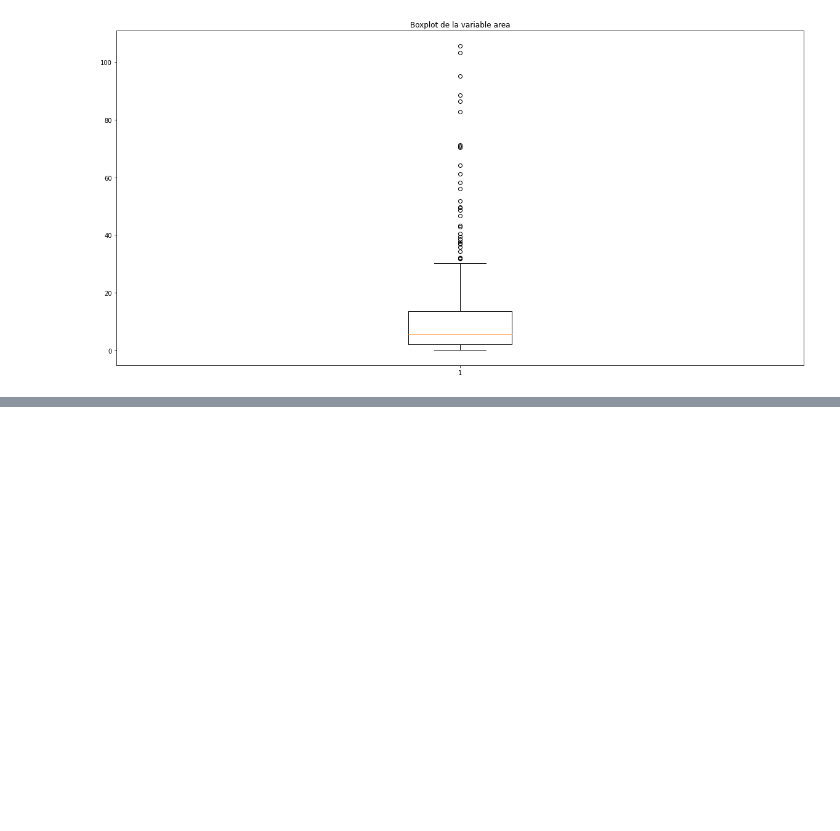
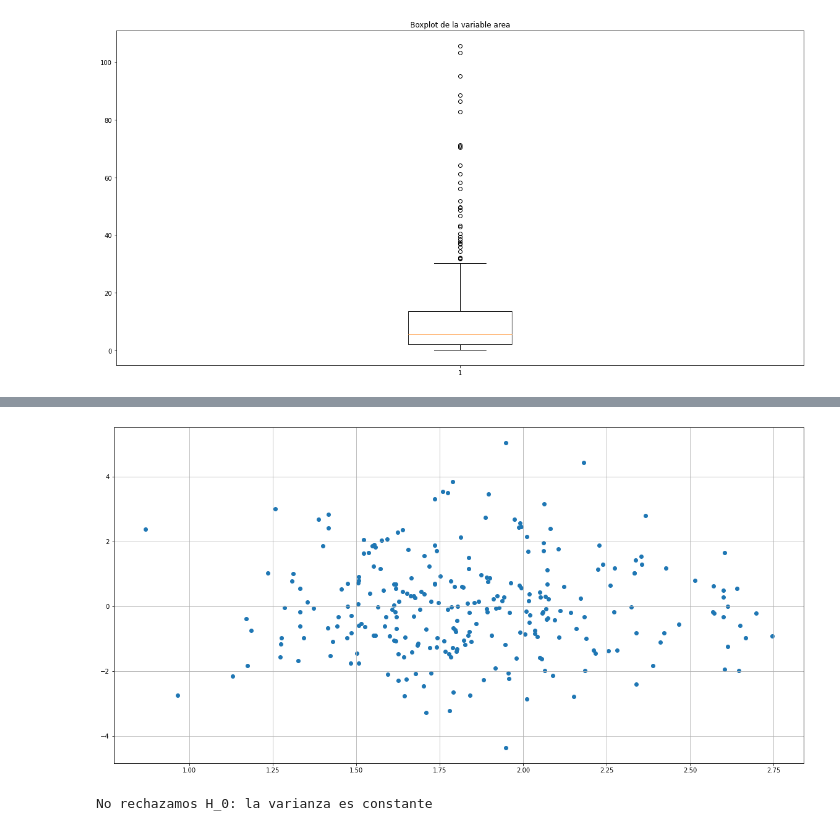
Before and after one commit to Alberto0410/Modelos-no-Parametricos-y-de-Regresion, a Jupyter notebook: Proyecto/Regresion Lineal Multiple.ipynb, the cells around one changed output, grey strips where cells are left out. Drawn from its saved outputs; the diff is of its cells as text; code cells hidden in the pictures; blank space fills up the shorter version.

Commit message:
Modelo dummies

```diff
--- a/Proyecto/Regresion Lineal Multiple.ipynb
+++ b/Proyecto/Regresion Lineal Multiple.ipynb
@@ -430,0 +431,11 @@ plt.show()
+# %%
+forest_dummies = pd.read_csv('forest_data.txt', delim_whitespace=True)
+forest_dummies.head()
+
+#Los meses con calor van a valer 1 y los meses con frio valen 0
+forest_dummies['month'] = np.where(forest_dummies['month'].isin(['jun', 'jul', 'aug', 'sep']), 1, 0)
+forest_dummies.head()
+
+#quitamos la columna del dia
+forest_dummies = forest_dummies.drop('day', axis=1)
+forest_dummies.head()
@@ -430,0 +449,11 @@ plt.show()
+# %%
+#creamos un modelo con la variable respuesta ln
+X = forest_dummies.drop('area', axis=1)
+y = np.log(forest_dummies['area'])
+
+#agregamos la columna de unos a la matriz X
+X_cons = sm.add_constant(X)
+
+#usamos regresion lineal multiple
+model_dummies = sm.GLS(y, X_cons).fit()
+model_dummies.summary()
@@ -430,0 +492,17 @@ plt.show()
+# %%
+#hacemos el analisis de residuales
+plt.figure(figsize=(20,10))
+plt.scatter(np.matmul(model_dummies.model.exog, model_dummies.params), model_dummies.resid)
+plt.grid()
+# %% [output]
+[figure, added]
+# %%
+#prueba de Goldfeld-Quandt
+result = sm.stats.diagnostic.het_goldfeldquandt(model_dummies.model.endog, model_dummies.model.exog, alternative="two-sided")
+
+if result[1] > 0.05:
+    print("No rechazamos H_0: la varianza es constante\n")
+else:
+    print("Rechazamos H_0: la varianza no es constante\n")
+# %% [output]
+No rechazamos H_0: la varianza es constante
```
Also changed, not shown: parts of 14 cells of this notebook.
